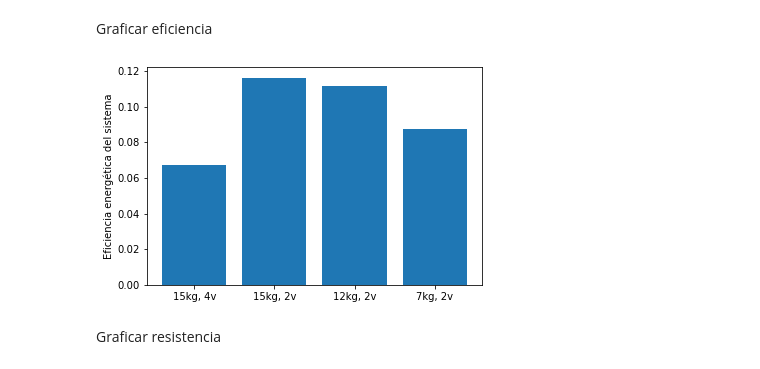
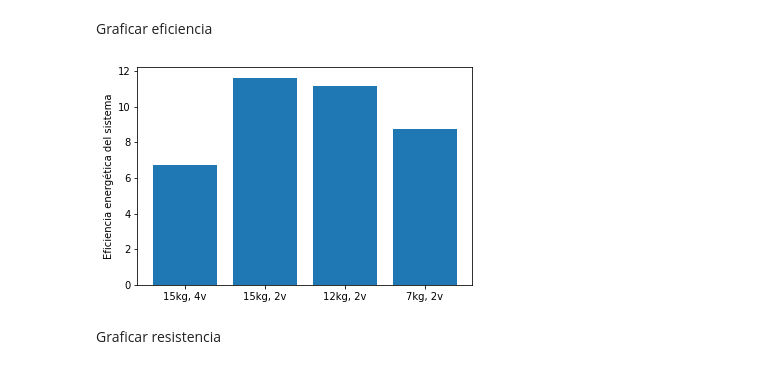
Before and after one commit to AlonsoJimenez/BateriaMecanica, a Jupyter notebook: Analisis.ipynb, the cells around one changed output. Drawn from its saved outputs; the diff is of its cells as text; code cells hidden in the pictures.

```diff
--- a/Analisis.ipynb
+++ b/Analisis.ipynb
@@ -320,21 +368,21 @@ Graficar eficiencia
 # %%
 E1 = np.array(alt4v['Altura'])[-1] * 9.8 * 15
 E2 = np.array(alt15k['Altura'])[-1] * 9.8 * 15
 E3 = np.array(alt12k['Altura'])[-1] * 9.8 * 12
 E4 = np.array(alt7k['Altura'])[-1] * 9.8 * 7
 
-ef1 = e1[-1] * 100 / E1
-ef2 = e2[-1] * 100 / E2
-ef3 = e3[-1] * 100 / E3
-ef4 = e4[-1] * 100 / E4
+ef1 = e1[-1] * 10000 / E1
+ef2 = e2[-1] * 10000 / E2
+ef3 = e3[-1] * 10000 / E3
+ef4 = e4[-1] * 10000 / E4
 
 fig, ax = plt.subplots()
 
 ax.bar(x = [-2, -1, 0, 1], height = [ef1, ef2, ef3, ef4], tick_label = ['15kg, 4v', '15kg, 2v','12kg, 2v', '7kg, 2v'])
 ax.set_ylabel('Eficiencia energética del sistema')
 plt.show()
 # %% [output]
-[figure, old version]
+[figure, new version]
 # %% [markdown]
 Graficar resistencia
 # %%
```
Also changed, not shown: parts of 3 cells of this notebook.
